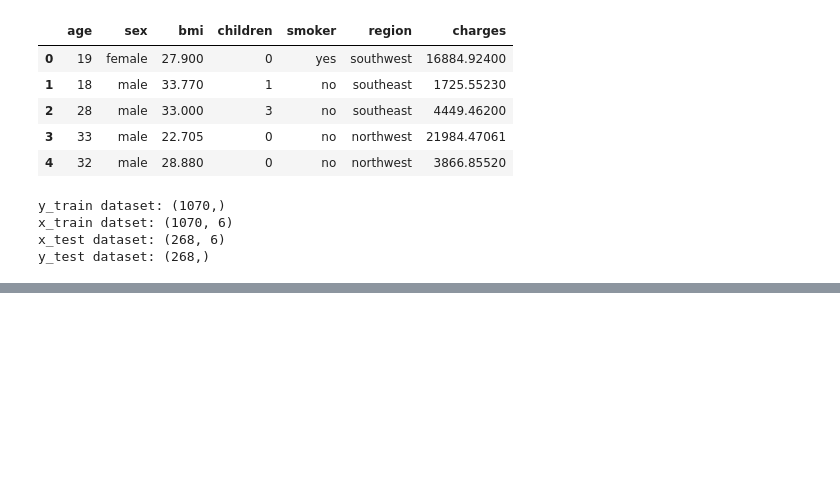
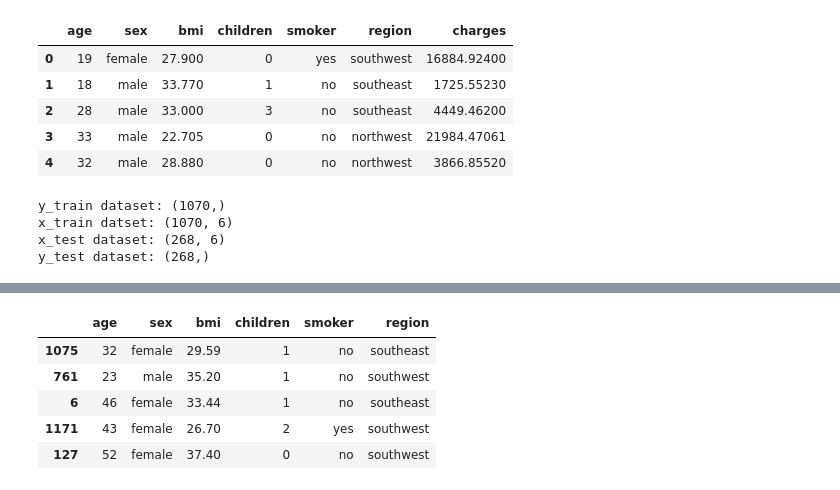
Before and after one commit to venunye88/medical-cost-prediction, a Jupyter notebook: model/main.ipynb, the cells around one changed output, grey strips where cells are left out. Cells and saved outputs as stored; diff of their text form; code cells hidden in the pictures; blank space fills up the shorter version.

```diff
--- a/model/main.ipynb
+++ b/model/main.ipynb
@@ -487,18 +511,21 @@ Some common ways of dealing with outliers are as follows:
 # %%
 #Deal with outliers
-class DealWithOutliers:
+class CapeOutliers:
 
-    def __init__(self, input_dataset):
-        self.new_dataset = input_dataset
+    @classmethod
+    def ZScoreCapping(self, col, thr, dataset):
 
-    def ZScoreCapping(self):
-        pass
+        #Make a copy of dataset
+        new_dataset = dataset.copy()
 
-    def ZScoreTriming(self):
-        pass
+        #Perform capping
+        mean = new_dataset[col].mean()
+        std = new_dataset[col].std()
 
-    def IQRCapping(self):
-        pass
+        upper_bound = mean + thr*std
+        lower_bound = mean - thr*std
 
-    def IQRTriming(self):
-        pass
+        new_dataset[col] = np.where(new_dataset[col]>upper_bound, upper_bound,
+                np.where(new_dataset[col]<lower_bound, lower_bound, new_dataset[col]))
+
+        return new_dataset
@@ -504,0 +586,10 @@ class DealWithOutliers:
+# %%
+#Display datasets
+x_train_bmi.head()
+# %% [output]
+|  | age | sex | bmi | children | smoker | region |
+| 1075 | 32 | female | 29.59 | 1 | no | southeast |
+| 761 | 23 | male | 35.20 | 1 | no | southwest |
+| 6 | 46 | female | 33.44 | 1 | no | southeast |
+| 1171 | 43 | female | 26.70 | 2 | yes | southwest |
+| 127 | 52 | female | 37.40 | 0 | no | southwest |
```
Also changed, not shown: parts of 32 cells of this notebook, 2 other files.
